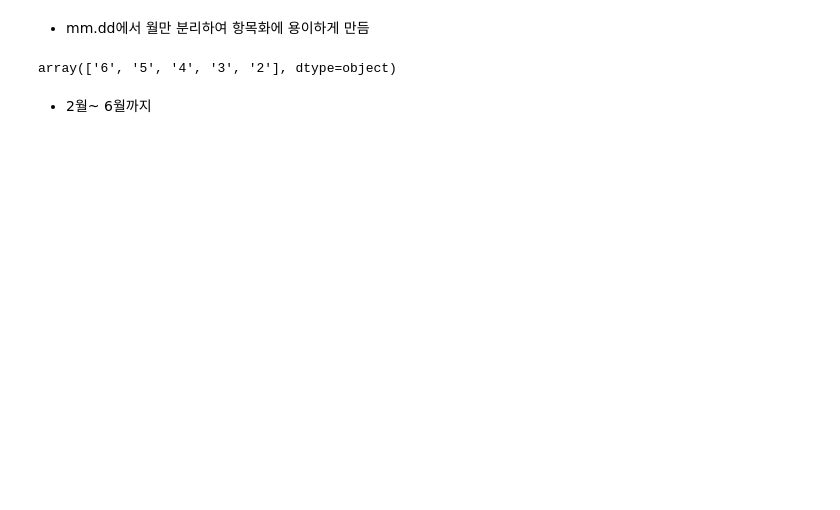
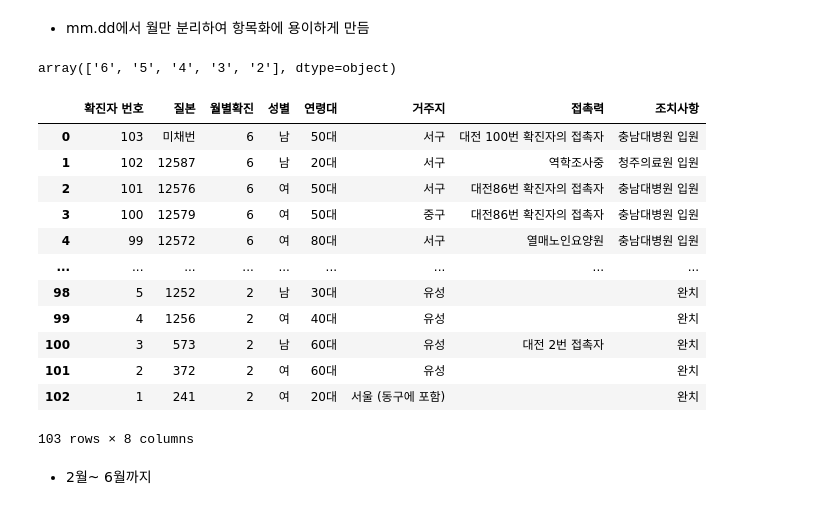
Before and after one commit to dlsdndia/Python, a Jupyter notebook: Hwanginwoo pp/Hwanginwoo_1.ipynb, the cells around one changed output. Drawn from its saved outputs; the diff is of its cells as text; code cells hidden in the pictures; blank space fills up the shorter version.

```diff
--- a/Hwanginwoo pp/Hwanginwoo_1.ipynb
+++ b/Hwanginwoo pp/Hwanginwoo_1.ipynb
@@ -876,6 +866,24 @@ num31
 df2['월별확진'].unique()
 # %% [output]
 array(['6', '5', '4', '3', '2'], dtype=object)
+# %%
+df2 = pd.DataFrame({'확진자 번호':num, '질본':num2, '월별확진':num31, '성별':num41, '연령대':num42,
+                   '거주지':num5, '접촉력':num6, '조치사항':num71 })
+df2
+# %% [output]
+|  | 확진자 번호 | 질본 | 월별확진 | 성별 | 연령대 | 거주지 | 접촉력 | 조치사항 |
+| 0 | 103 | 미채번 | 6 | 남 | 50대 | 서구 | 대전 100번 확진자의 접촉자 | 충남대병원 입원 |
+| 1 | 102 | 12587 | 6 | 남 | 20대 | 서구 | 역학조사중 | 청주의료원 입원 |
+| 2 | 101 | 12576 | 6 | 여 | 50대 | 서구 | 대전86번 확진자의 접촉자 | 충남대병원 입원 |
+| 3 | 100 | 12579 | 6 | 여 | 50대 | 중구 | 대전86번 확진자의 접촉자 | 충남대병원 입원 |
+| 4 | 99 | 12572 | 6 | 여 | 80대 | 서구 | 열매노인요양원 | 충남대병원 입원 |
+| ... | ... | ... | ... | ... | ... | ... | ... | ... |
+| 98 | 5 | 1252 | 2 | 남 | 30대 | 유성 |  | 완치 |
+| 99 | 4 | 1256 | 2 | 여 | 40대 | 유성 |  | 완치 |
+| 100 | 3 | 573 | 2 | 남 | 60대 | 유성 | 대전 2번 접촉자 | 완치 |
+| 101 | 2 | 372 | 2 | 여 | 60대 | 유성 |  | 완치 |
+| 102 | 1 | 241 | 2 | 여 | 20대 | 서울 (동구에 포함) |  | 완치 |
+103 rows × 8 columns
 # %% [markdown]
 - 2월~ 6월까지
 # %%
```
Also changed, not shown: parts of 41 cells of this notebook, 55 other files.
